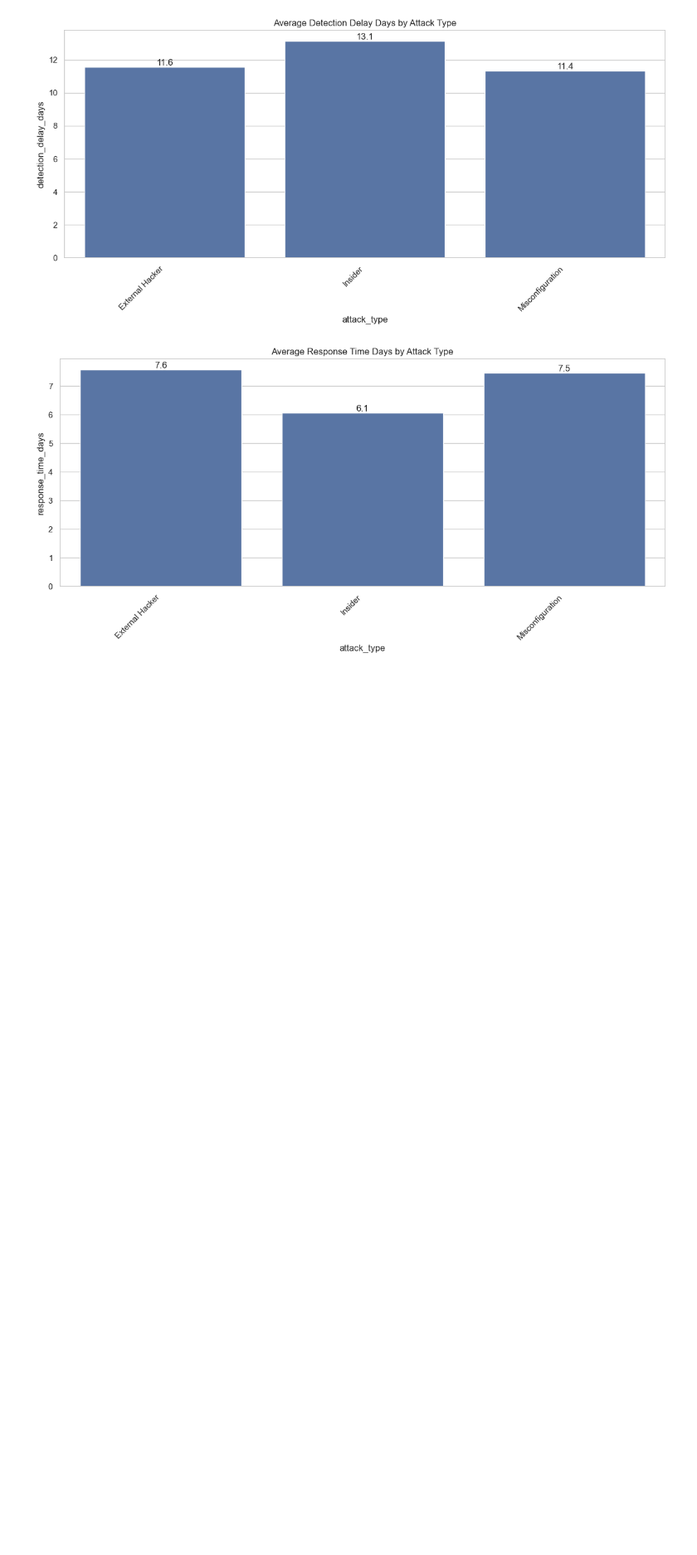
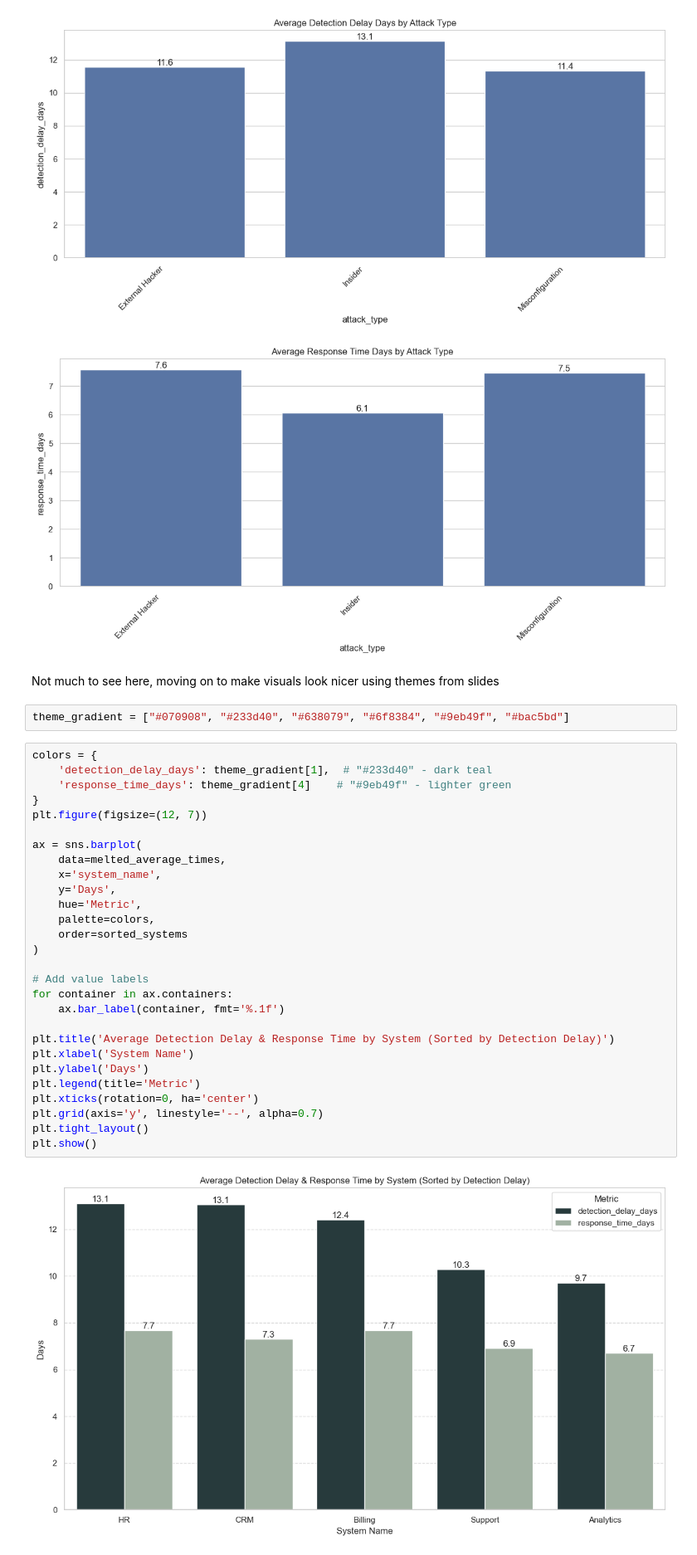
Before and after one commit to doom-boy/Mini-ITC-2025, a Jupyter notebook: DetectionResponseTime.ipynb, the cells around one changed output. Shown at 83% size. Drawn from its saved outputs; the diff is of its cells as text; blank space fills up the shorter version.

```diff
--- a/DetectionResponseTime.ipynb
+++ b/DetectionResponseTime.ipynb
@@ -642,3 +642,37 @@ for metric in metrics:
 [figure]
 [figure]
 [figure]
+# %% [markdown]
+Not much to see here, moving on to make visuals look nicer using themes from slides
+# %%
+theme_gradient = ["#070908", "#233d40", "#638079", "#6f8384", "#9eb49f", "#bac5bd"]
+# %%
+colors = {
+    'detection_delay_days': theme_gradient[1],  # "#233d40" - dark teal
+    'response_time_days': theme_gradient[4]    # "#9eb49f" - lighter green
+}
+plt.figure(figsize=(12, 7))
+
+ax = sns.barplot(
+    data=melted_average_times,
+    x='system_name',
+    y='Days',
+    hue='Metric',
+    palette=colors,
+    order=sorted_systems
+)
+
+# Add value labels
+for container in ax.containers:
+    ax.bar_label(container, fmt='%.1f')
+
+plt.title('Average Detection Delay & Response Time by System (Sorted by Detection Delay)')
+plt.xlabel('System Name')
+plt.ylabel('Days')
+plt.legend(title='Metric')
+plt.xticks(rotation=0, ha='center')
+plt.grid(axis='y', linestyle='--', alpha=0.7)
+plt.tight_layout()
+plt.show()
+# %% [output]
+[figure, added]
```
Also changed, not shown: parts of 2 cells of this notebook, 1 other file.
